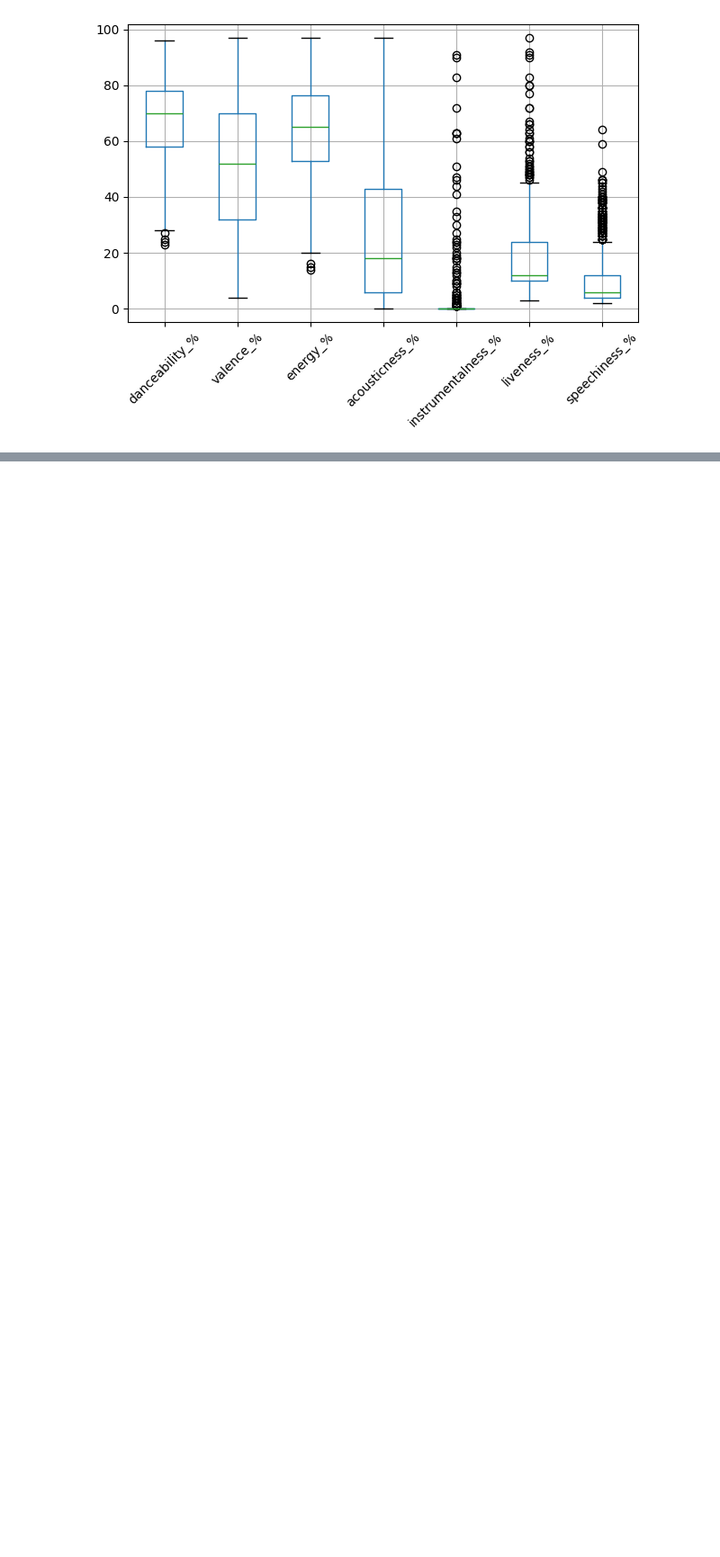
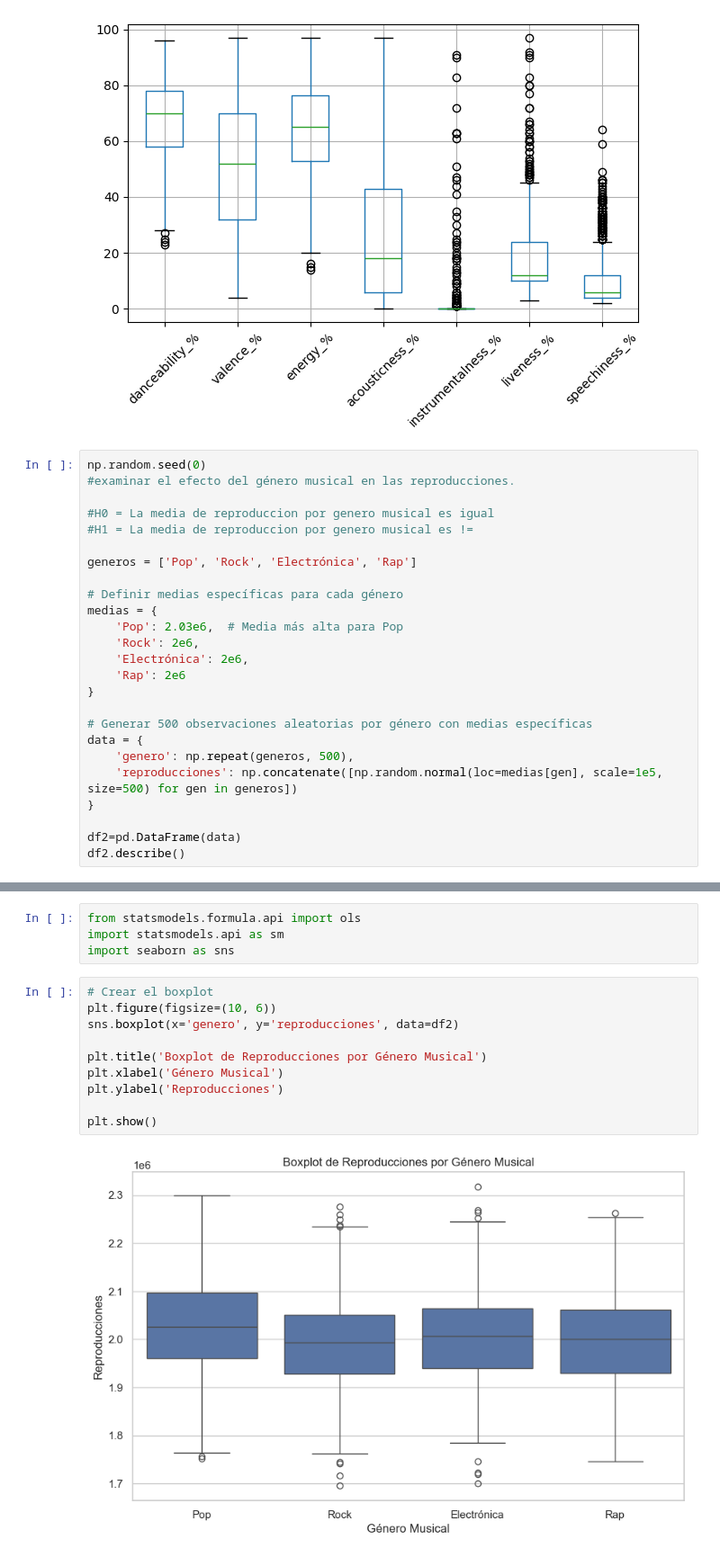
Before and after one commit to hugofmr/estadistica_edem, a Jupyter notebook: trabajo/andres.ipynb, the cells around one changed output, grey strips where cells are left out. Shown at 90% size. Cells and saved outputs as stored; diff of their text form; blank space fills up the shorter version.

```diff
--- a/trabajo/andres.ipynb
+++ b/trabajo/andres.ipynb
@@ -304,3 +304,28 @@ plt.tight_layout()
 plt.show()
 # %% [output]
 [figure]
+# %%
+np.random.seed(0)
+#examinar el efecto del género musical en las reproducciones.
+
+#H0 = La media de reproduccion por genero musical es igual
+#H1 = La media de reproduccion por genero musical es !=
+
+generos = ['Pop', 'Rock', 'Electrónica', 'Rap']
+
+# Definir medias específicas para cada género
+medias = {
+    'Pop': 2.03e6,  # Media más alta para Pop
+    'Rock': 2e6,
+    'Electrónica': 2e6,
+    'Rap': 2e6
+}
+
+# Generar 500 observaciones aleatorias por género con medias específicas
+data = {
+    'genero': np.repeat(generos, 500),
+    'reproducciones': np.concatenate([np.random.normal(loc=medias[gen], scale=1e5, size=500) for gen in generos])
+}
+
+df2=pd.DataFrame(data)
+df2.describe()
@@ -306,0 +342,16 @@ plt.show()
+# %%
+from statsmodels.formula.api import ols
+import statsmodels.api as sm
+import seaborn as sns
+# %%
+# Crear el boxplot
+plt.figure(figsize=(10, 6))
+sns.boxplot(x='genero', y='reproducciones', data=df2)
+
+plt.title('Boxplot de Reproducciones por Género Musical')
+plt.xlabel('Género Musical')
+plt.ylabel('Reproducciones')
+
+plt.show()
+# %% [output]
+[figure, added]
```
Also changed, not shown: parts of 2 cells of this notebook.
